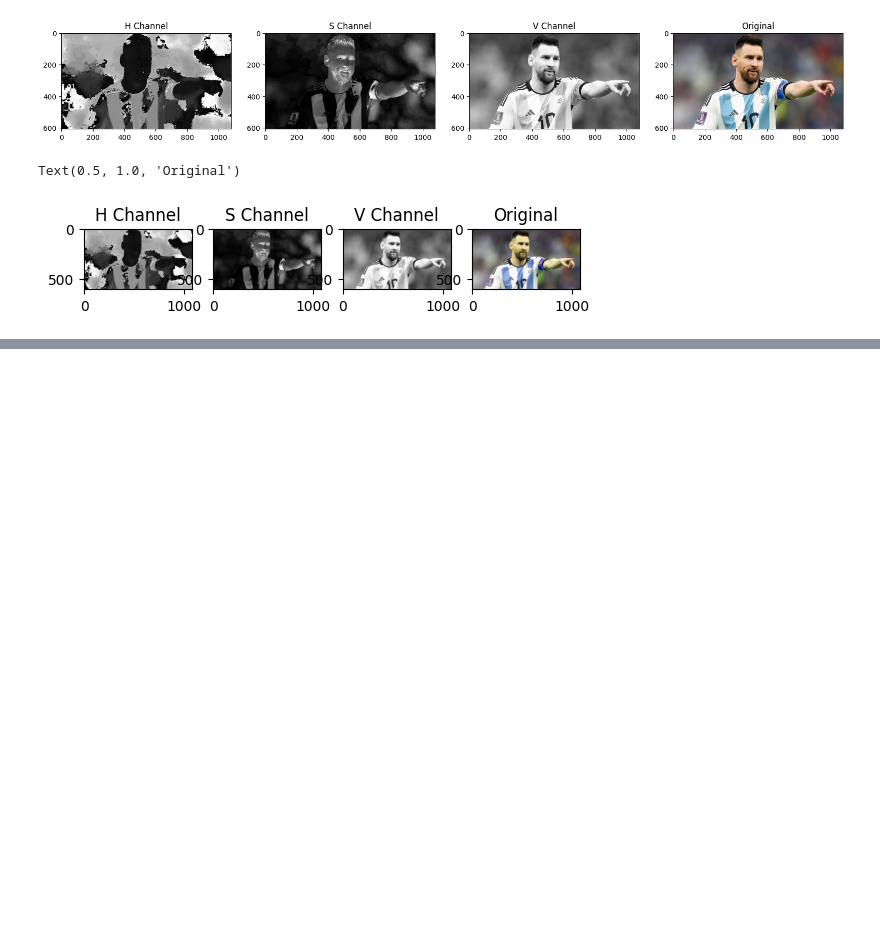
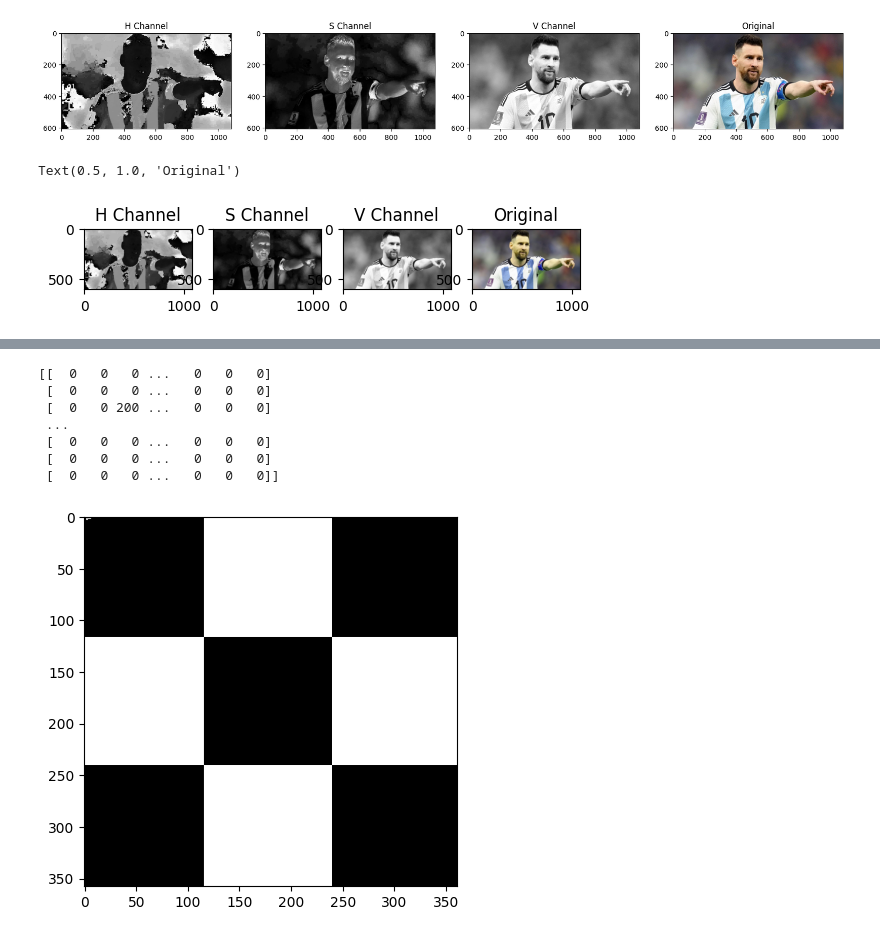
Before and after one commit to akshayerk12/opencv_practice, a Jupyter notebook: Opencv_practice.ipynb, the cells around one changed output, grey strips where cells are left out. Saved outputs shown, nothing was run; the diff lists cells and outputs as text; code cells hidden in the pictures; blank space fills up the shorter version.

```diff
--- a/Opencv_practice.ipynb
+++ b/Opencv_practice.ipynb
@@ -121,0 +146,25 @@ Text(0.5, 1.0, 'Original')
+# %%
+#modifying images
+cb_img_copy = cb_img.copy()
+cb_img_copy[2,2] = 200
+cb_img_copy[2, 3] = 200
+cb_img_copy[2, 4] = 200
+cb_img_copy[2, 5] = 200
+cb_img_copy[2, 6] = 200
+cb_img_copy[3, 2] = 200
+cb_img_copy[3, 3] = 200
+
+# Same as above
+# cb_img_copy[2:3,2:3] = 200
+
+plt.imshow(cb_img_copy, cmap="gray")
+print(cb_img_copy)
+# %% [output]
+[[  0   0   0 ...   0   0   0]
+ [  0   0   0 ...   0   0   0]
+ [  0   0 200 ...   0   0   0]
+ ...
+ [  0   0   0 ...   0   0   0]
+ [  0   0   0 ...   0   0   0]
+ [  0   0   0 ...   0   0   0]]
+[figure, added]
```
Also changed, not shown: parts of 5 cells of this notebook, 1 other file.
